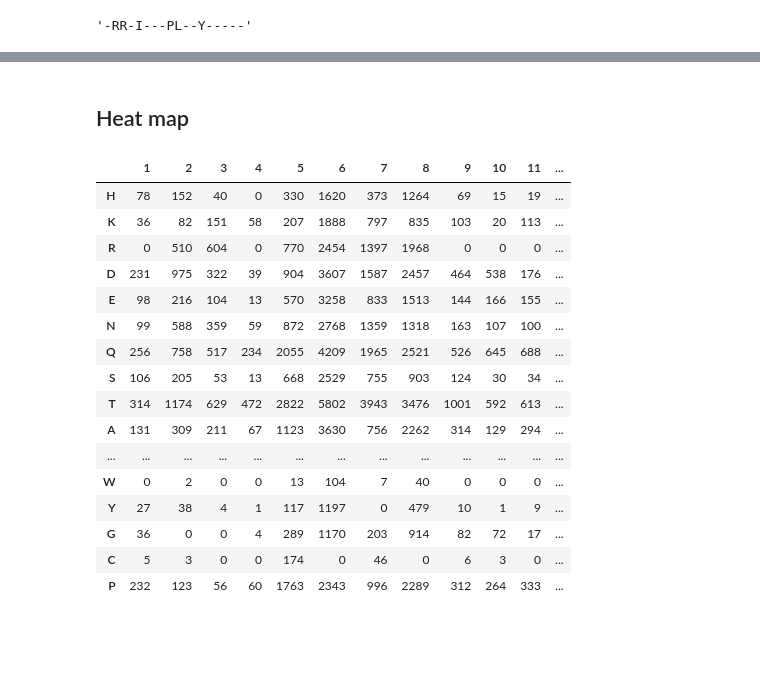
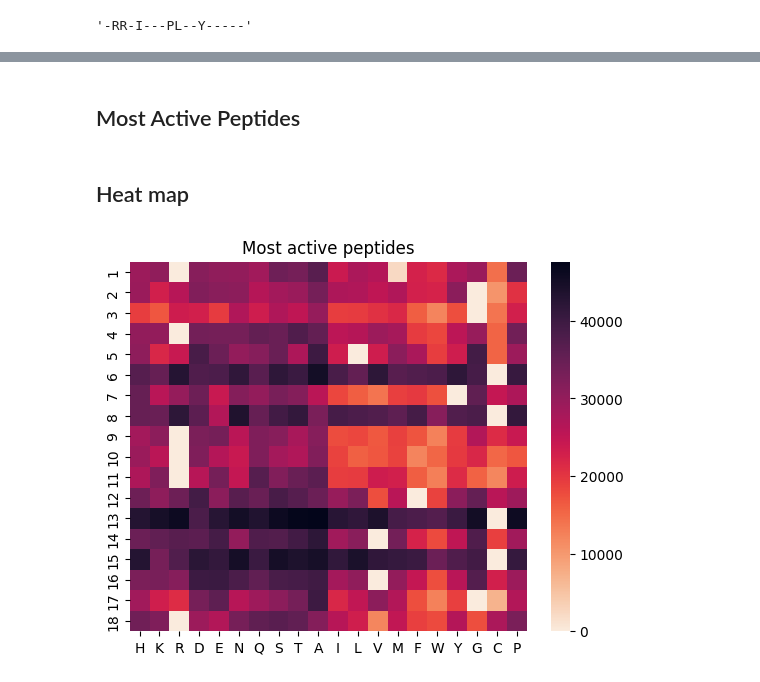
Before and after one commit to ziul-bio/DMS_ML_AMP, a Jupyter notebook: 07_AMP_predictions_v01.2.ipynb, the cells around one changed output, grey strips where cells are left out. Cells and saved outputs as stored; diff of their text form; code cells hidden in the pictures; blank space fills up the shorter version.

```diff
--- a/07_AMP_predictions_v01.2.ipynb
+++ b/07_AMP_predictions_v01.2.ipynb
@@ -660,19 +607,21 @@ plt.show()
 # %%
+### Most selective
+most_sel = data.query('MBC_8_prob == 100 and selectivity_pred < 0.5 and hemolysis_pred <=2').copy()
+
+### Least selective
+least_sel = data.query('MBC_8_prob == 0 and selectivity_pred > 3.5 and hemolysis_pred > 30').copy()
+
+### Least hemolitic
+least_hemo = data.query('hemolysis_pred <= 2').copy()
+
 ### Most active
-most_act = data.query('MBC_8_prob == 100 and selectivity_pred < 0.5 and hemolysis_pred <=2').copy()
-
-### Least active
-least_act = data.query('MBC_8_prob == 0 and selectivity_pred > 3.5 and hemolysis_pred > 30').copy()
-
-low_hemo = data.query('hemolysis_pred <= 2').copy()
-
-low_mic = data.query('MBC_8_prob == 100').copy()
+most_act = data.query('MBC_8_prob == 100').copy()
 
 
+print(f"Number of peptides: {most_sel.shape[0]}")
+print(f"Number of peptides: {least_sel.shape[0]}")
+print(f"Number of peptides: {least_hemo.shape[0]}")
 print(f"Number of peptides: {most_act.shape[0]}")
-print(f"Number of peptides: {least_act.shape[0]}")
-print(f"Number of peptides: {low_hemo.shape[0]}")
-print(f"Number of peptides: {low_mic.shape[0]}")
 # %% [output]
 Number of peptides: 95472
 Number of peptides: 50189
@@ -741,36 +653,33 @@ most_act
+# %% [markdown]
+## Most Active Peptides
 # %% [markdown]
 ## Heat map
 # %%
+
+# prepare the matrix to plot the heatmap
+most_act["difference_in_seq"] = [diff_func(x) for x in most_act["Sequence"]]
+diff = most_act["difference_in_seq"].str.split("", n= -1, expand = True)
+most_act = most_act.merge(diff, left_index=True, right_index=True)
+
+
 # charged->polar->aliphatic->aromatic->other
 aa_list = ['H', 'K', 'R', 'D', 'E', 'N', 'Q', 'S', 'T', 'A', 'I', 'L', 'V', 'M', 'F', 'W', 'Y','G', 'C', 'P']
 
 #aa_list = ['H', 'K', 'R', 'D', 'E', 'A', 'I', 'L', 'V', 'M', 'F', 'W', 'Y', 'N', 'Q', 'S', 'T', 'G', 'C', 'P']
 mtx = pd.DataFrame(0, index=aa_list, columns=np.arange(1, 19))
 
 # fill the matix with the count of each amino acid in each position
 for i in range(1, 19):
     pos_count = most_act[i].value_counts().to_dict()
 
     for k,v in pos_count.items():
         if k != '-':
             mtx.loc[k,i] = v
 
-mtx
+# plot the heatmap
+plt.title("Most active peptides")
+sns.heatmap(mtx.T, cmap="rocket_r")
+plt.savefig('results/v01.2/changes_heatmap_predictions_most_active.png', dpi=1200)
+plt.show()
 # %% [output]
-|  | 1 | 2 | 3 | 4 | 5 | 6 | 7 | 8 | 9 | 10 | 11 | ... |
-| H | 78 | 152 | 40 | 0 | 330 | 1620 | 373 | 1264 | 69 | 15 | 19 | ... |
-| K | 36 | 82 | 151 | 58 | 207 | 1888 | 797 | 835 | 103 | 20 | 113 | ... |
-| R | 0 | 510 | 604 | 0 | 770 | 2454 | 1397 | 1968 | 0 | 0 | 0 | ... |
-| D | 231 | 975 | 322 | 39 | 904 | 3607 | 1587 | 2457 | 464 | 538 | 176 | ... |
-| E | 98 | 216 | 104 | 13 | 570 | 3258 | 833 | 1513 | 144 | 166 | 155 | ... |
-| N | 99 | 588 | 359 | 59 | 872 | 2768 | 1359 | 1318 | 163 | 107 | 100 | ... |
-| Q | 256 | 758 | 517 | 234 | 2055 | 4209 | 1965 | 2521 | 526 | 645 | 688 | ... |
-| S | 106 | 205 | 53 | 13 | 668 | 2529 | 755 | 903 | 124 | 30 | 34 | ... |
-| T | 314 | 1174 | 629 | 472 | 2822 | 5802 | 3943 | 3476 | 1001 | 592 | 613 | ... |
-| A | 131 | 309 | 211 | 67 | 1123 | 3630 | 756 | 2262 | 314 | 129 | 294 | ... |
-| ... | ... | ... | ... | ... | ... | ... | ... | ... | ... | ... | ... | ... |
-| W | 0 | 2 | 0 | 0 | 13 | 104 | 7 | 40 | 0 | 0 | 0 | ... |
-| Y | 27 | 38 | 4 | 1 | 117 | 1197 | 0 | 479 | 10 | 1 | 9 | ... |
-| G | 36 | 0 | 0 | 4 | 289 | 1170 | 203 | 914 | 82 | 72 | 17 | ... |
-| C | 5 | 3 | 0 | 0 | 174 | 0 | 46 | 0 | 6 | 3 | 0 | ... |
-| P | 232 | 123 | 56 | 60 | 1763 | 2343 | 996 | 2289 | 312 | 264 | 333 | ... |
+[figure, added]
```
Also changed, not shown: parts of 55 cells of this notebook.
